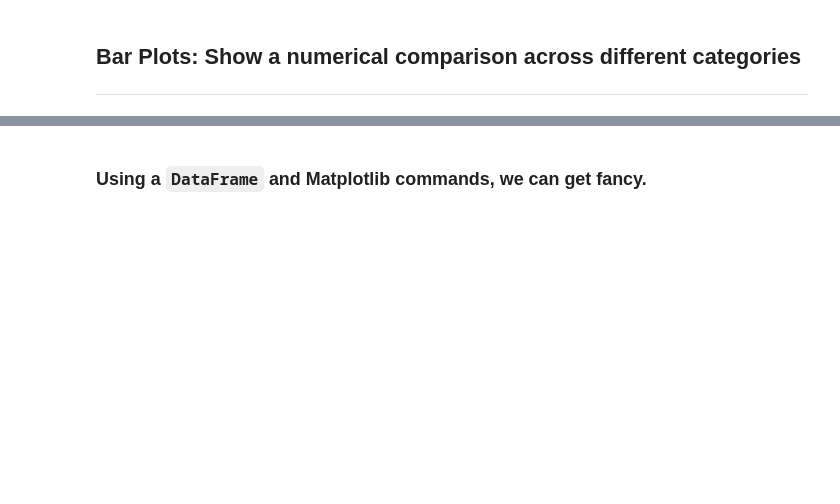
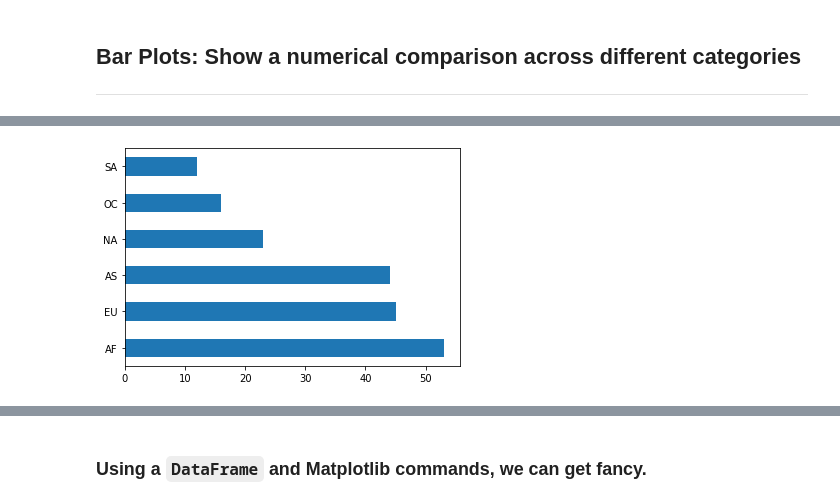
Before and after one commit to aidanconnolly/ga-ds829-data-visualization-in-python, a Jupyter notebook: practice/python-data-viz-lab.ipynb, the cells around one changed output, grey strips where cells are left out. Saved outputs shown, nothing was run; the diff lists cells and outputs as text; code cells hidden in the pictures; blank space fills up the shorter version.

```diff
--- a/practice/python-data-viz-lab.ipynb
+++ b/practice/python-data-viz-lab.ipynb
@@ -165,6 +262,8 @@ drinks.continent.value_counts()
 # %%
 # Compare with bar plot.
-drinks.continent.value_counts().plot(kind='bar');
+drinks.continent.value_counts().plot(kind='barh');
+# %% [output]
+[figure, added]
 # %%
 # Calculate the mean alcohol amounts for each continent.
 drinks.groupby('continent').mean()
```
Also changed, not shown: parts of 68 cells of this notebook, 2 other files.
